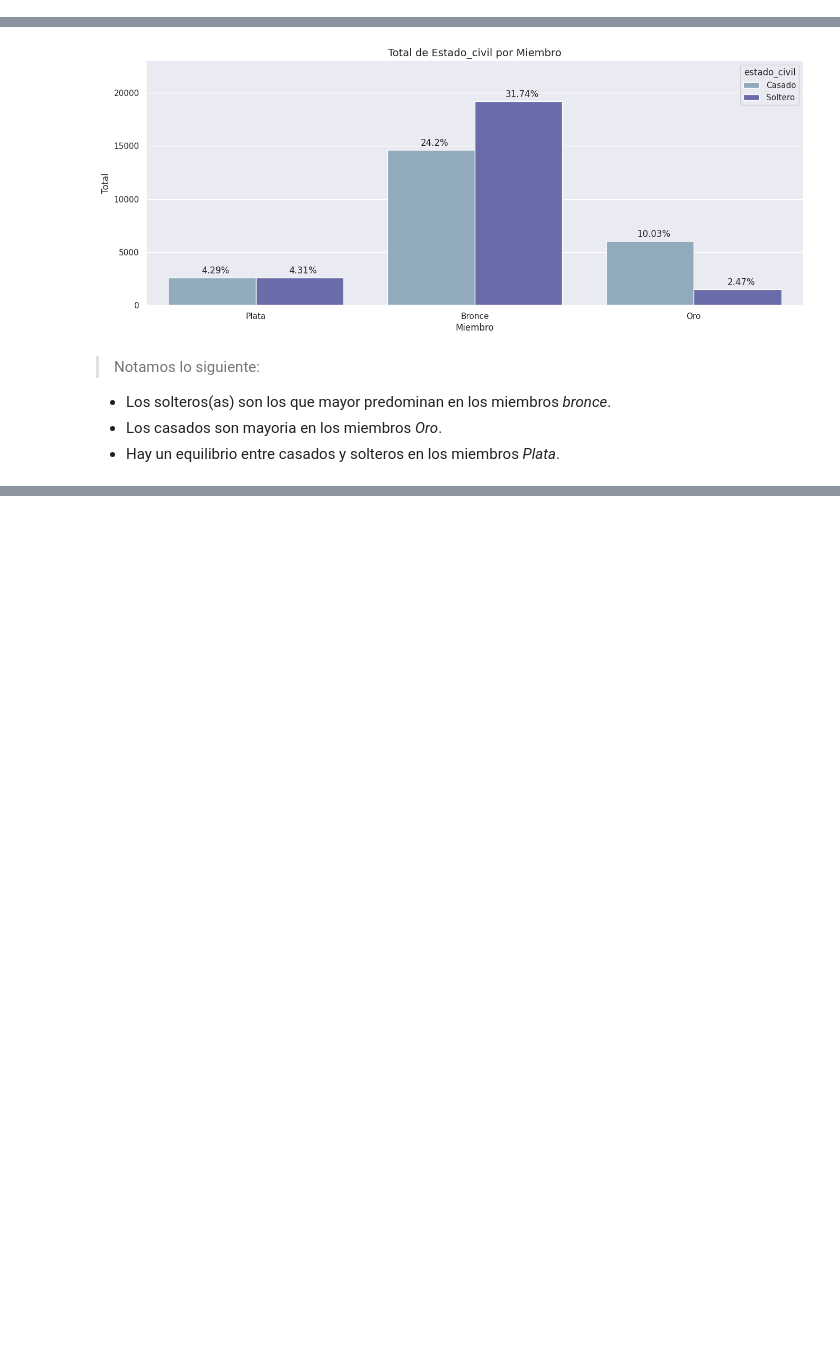
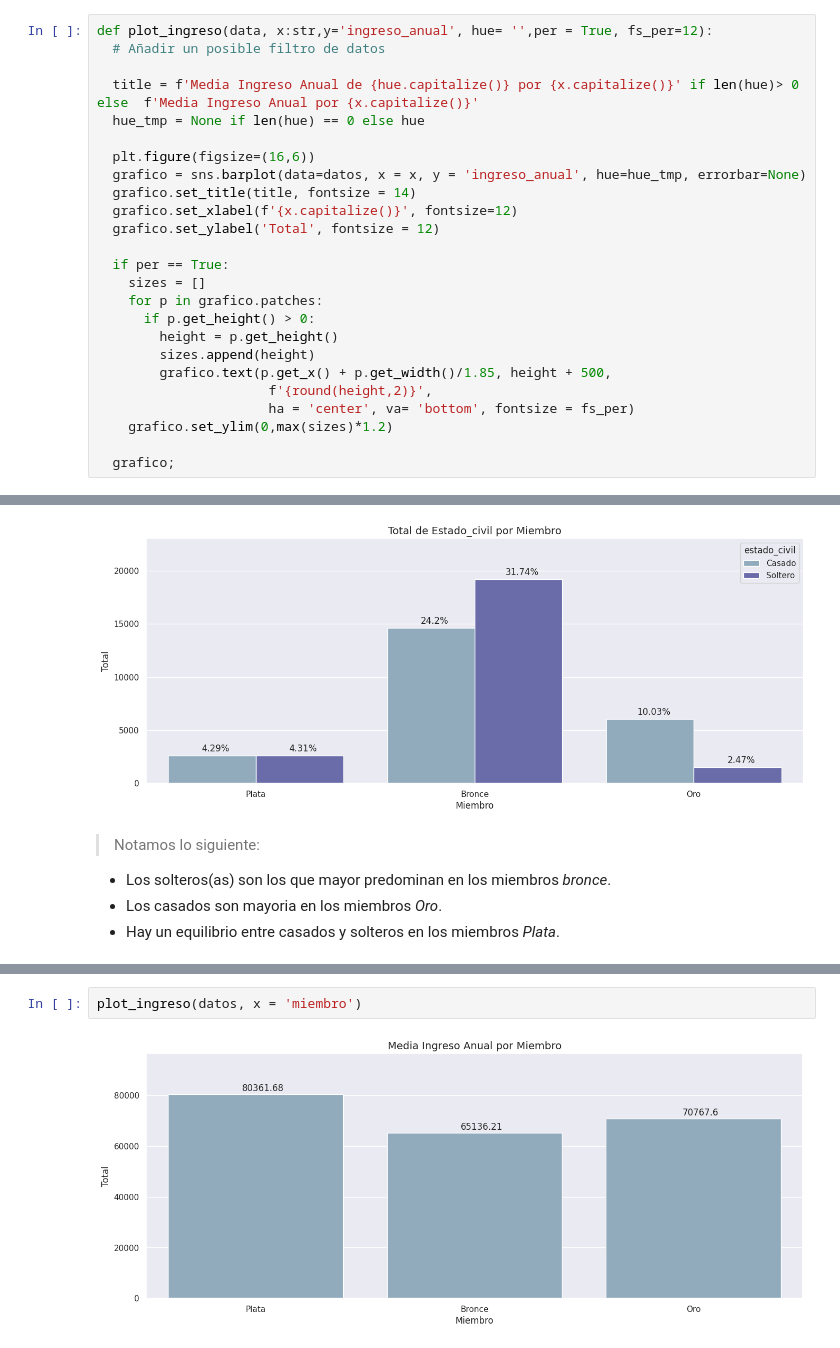
Before and after one commit to RicardxJMG/Esencia-del-cliente, a Jupyter notebook: esencia_del_cliente_1.ipynb, the cells around one changed output, grey strips where cells are left out. Drawn from its saved outputs; the diff is of its cells as text; blank space fills up the shorter version.

```diff
--- a/esencia_del_cliente_1.ipynb
+++ b/esencia_del_cliente_1.ipynb
@@ -151,4 +157,29 @@ def plot_count(data, x:str, hue:str, fs_per=12):
   grafico;
+# %%
+def plot_ingreso(data, x:str,y='ingreso_anual', hue= '',per = True, fs_per=12):
+  # Añadir un posible filtro de datos
+
+  title = f'Media Ingreso Anual de {hue.capitalize()} por {x.capitalize()}' if len(hue)> 0 else  f'Media Ingreso Anual por {x.capitalize()}'
+  hue_tmp = None if len(hue) == 0 else hue
+
+  plt.figure(figsize=(16,6))
+  grafico = sns.barplot(data=datos, x = x, y = 'ingreso_anual', hue=hue_tmp, errorbar=None)
+  grafico.set_title(title, fontsize = 14)
+  grafico.set_xlabel(f'{x.capitalize()}', fontsize=12)
+  grafico.set_ylabel('Total', fontsize = 12)
+
+  if per == True:
+    sizes = []
+    for p in grafico.patches:
+      if p.get_height() > 0:
+        height = p.get_height()
+        sizes.append(height)
+        grafico.text(p.get_x() + p.get_width()/1.85, height + 500,
+                      f'{round(height,2)}',
+                      ha = 'center', va= 'bottom', fontsize = fs_per)
+    grafico.set_ylim(0,max(sizes)*1.2)
+
+  grafico;
 # %% [markdown]
 #### 1. Analizando por país
 # %%
@@ -197,0 +237,4 @@ plot_count(datos, 'miembro', 'estado_civil')
+# %%
+plot_ingreso(datos, x = 'miembro')
+# %% [output]
+[figure, added]
```
Also changed, not shown: parts of 42 cells of this notebook.
